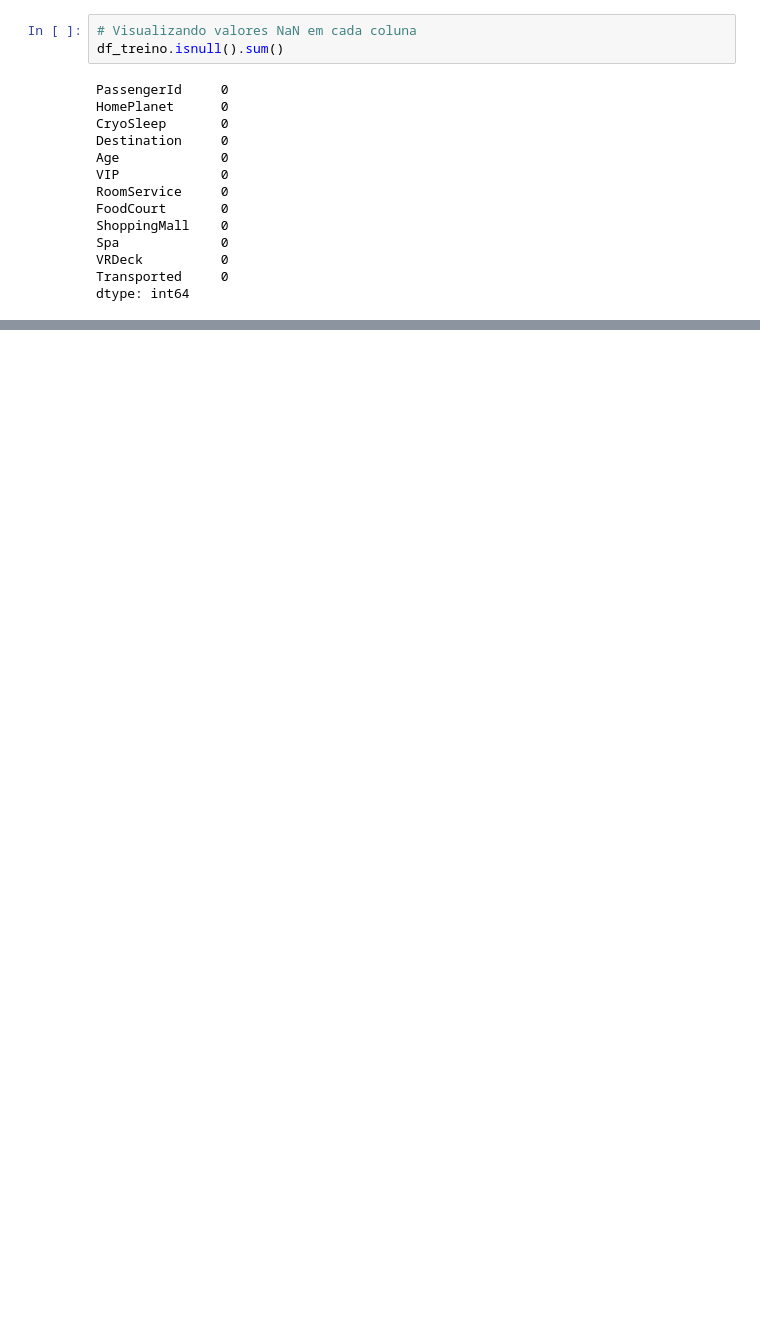
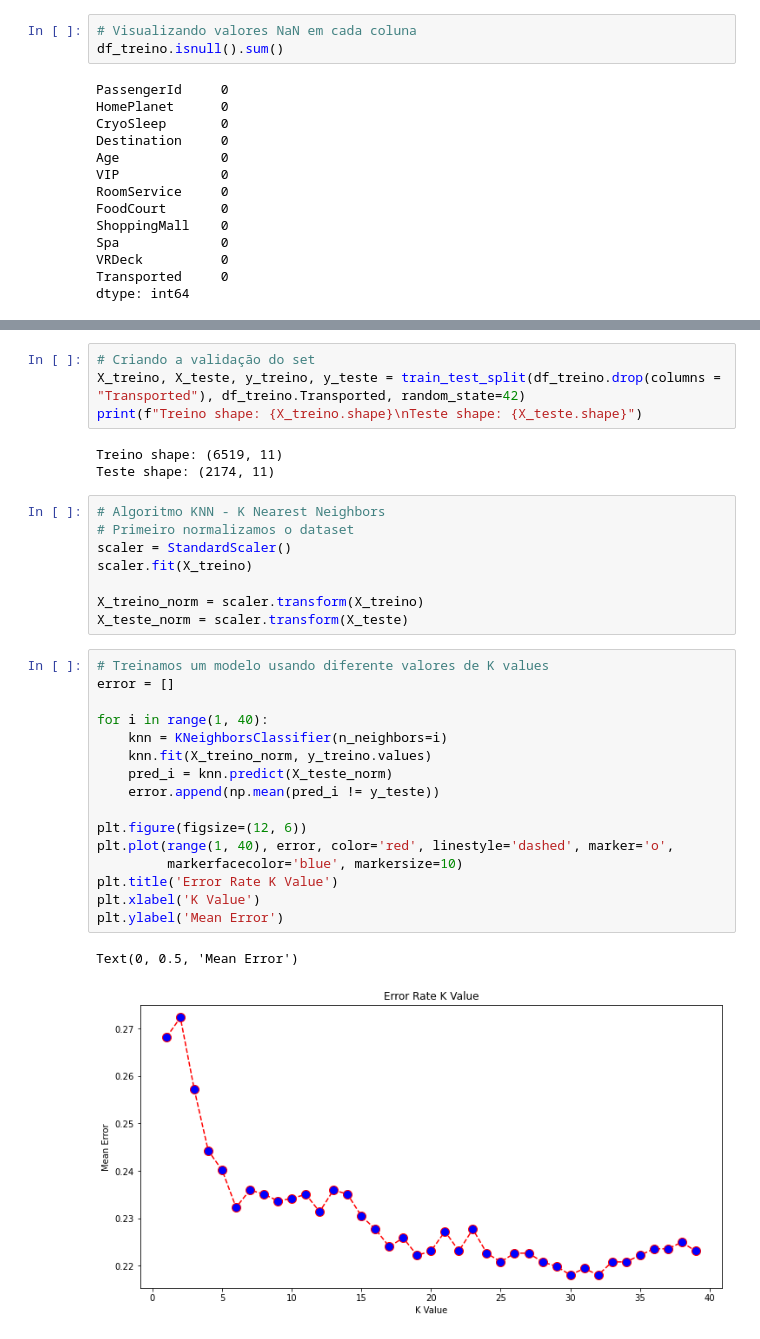
Before and after one commit to Gugah007/Projeto-ML-Classificacao-Spaceship-Titanic-em-Python, a Jupyter notebook: SpaceTitanic.ipynb, the cells around one changed output, grey strips where cells are left out. Drawn from its saved outputs; the diff is of its cells as text; blank space fills up the shorter version.

```diff
--- a/SpaceTitanic.ipynb
+++ b/SpaceTitanic.ipynb
@@ -493,0 +496,34 @@ dtype: int64
+# %%
+# Criando a validação do set
+X_treino, X_teste, y_treino, y_teste = train_test_split(df_treino.drop(columns = "Transported"), df_treino.Transported, random_state=42)
+print(f"Treino shape: {X_treino.shape}\nTeste shape: {X_teste.shape}")
+# %% [output]
+Treino shape: (6519, 11)
+Teste shape: (2174, 11)
+# %%
+# Algoritmo KNN - K Nearest Neighbors
+# Primeiro normalizamos o dataset
+scaler = StandardScaler()
+scaler.fit(X_treino)
+
+X_treino_norm = scaler.transform(X_treino)
+X_teste_norm = scaler.transform(X_teste)
+# %%
+# Treinamos um modelo usando diferente valores de K values
+error = []
+
+for i in range(1, 40):
+    knn = KNeighborsClassifier(n_neighbors=i)
+    knn.fit(X_treino_norm, y_treino.values)
+    pred_i = knn.predict(X_teste_norm)
+    error.append(np.mean(pred_i != y_teste))
+
+plt.figure(figsize=(12, 6))
+plt.plot(range(1, 40), error, color='red', linestyle='dashed', marker='o',
+         markerfacecolor='blue', markersize=10)
+plt.title('Error Rate K Value')
+plt.xlabel('K Value')
+plt.ylabel('Mean Error')
+# %% [output]
+Text(0, 0.5, 'Mean Error')
+[figure, added]
```
Also changed, not shown: parts of 32 cells of this notebook.
